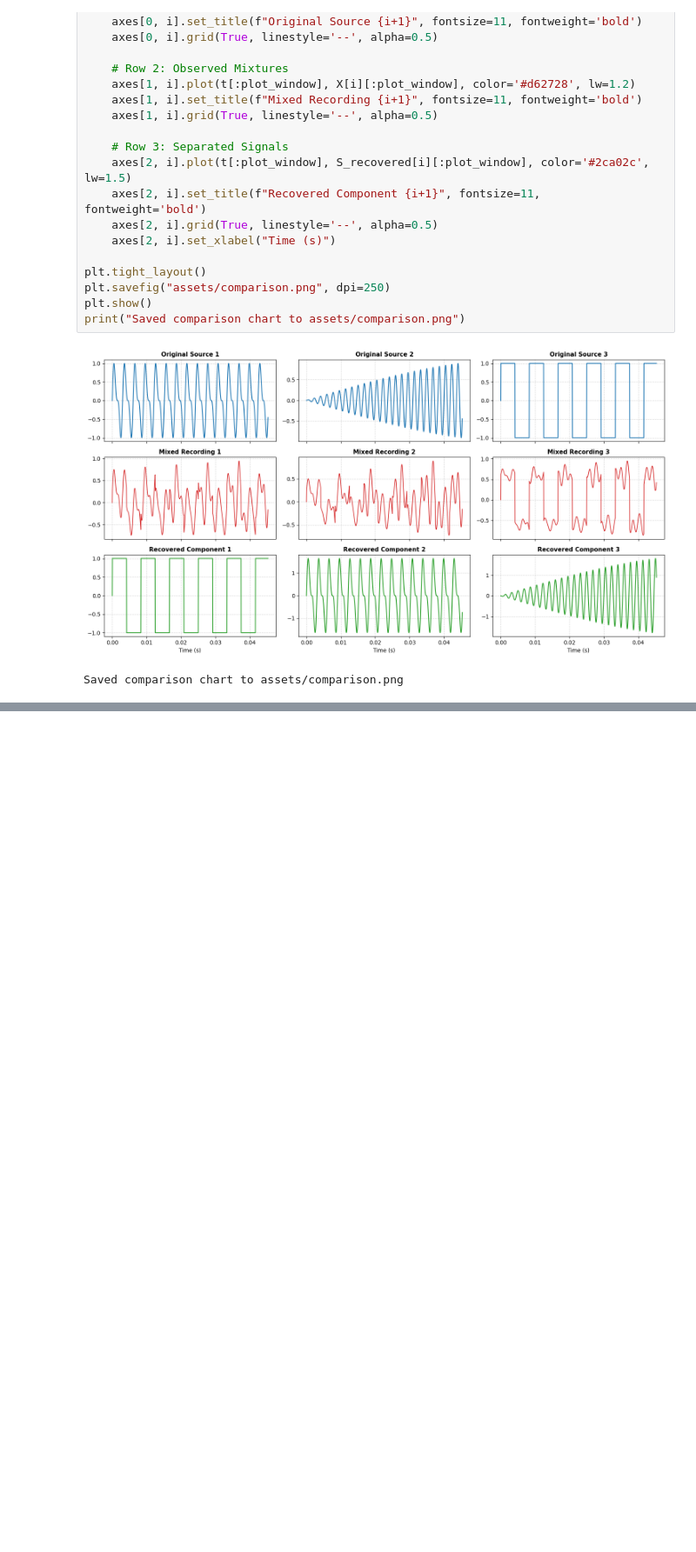
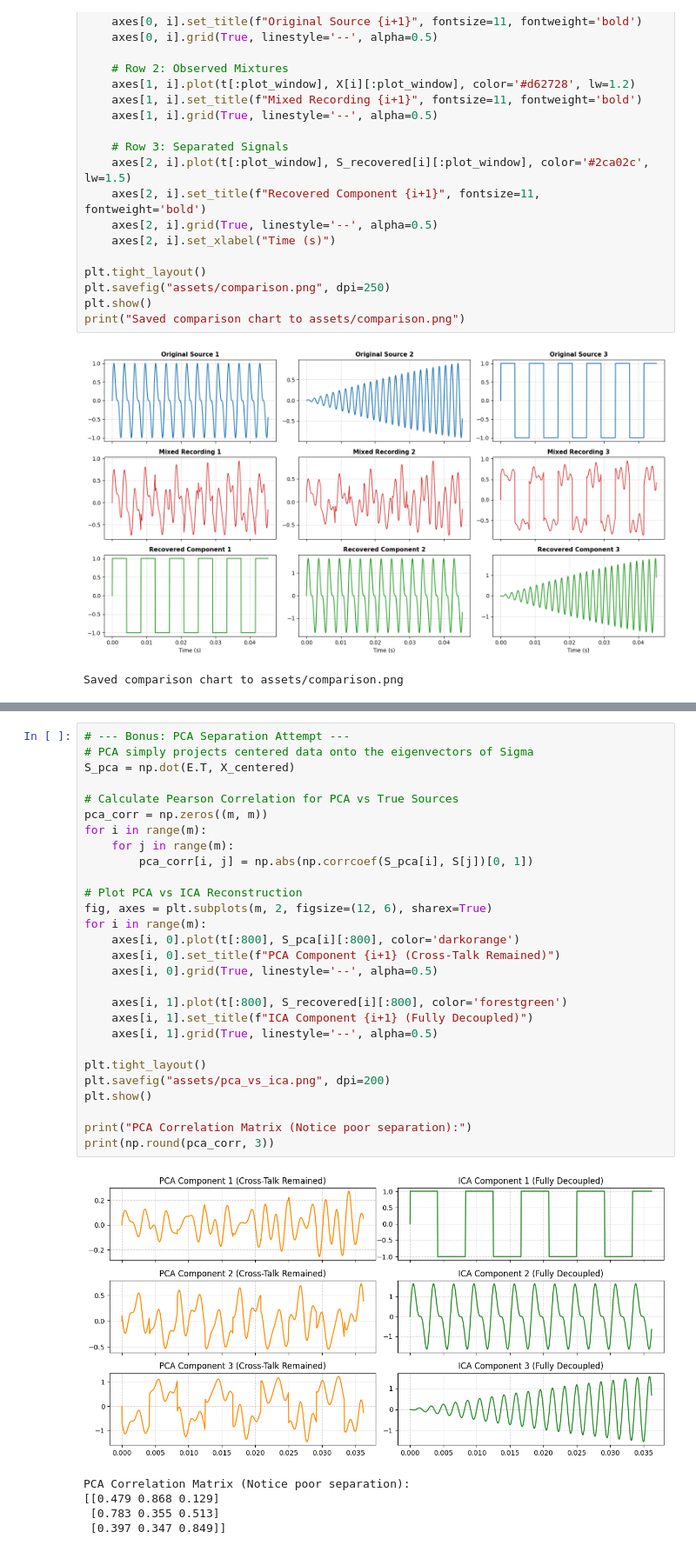
Before and after one commit to saanvijain08ind-sys/unmix, a Jupyter notebook: signal_ica.ipynb, the cells around one changed output, grey strips where cells are left out. Shown at 87% size. Cells and saved outputs as stored; diff of their text form; blank space fills up the shorter version.

Commit message:
Update signal_ica.ipynb with complete ICA pipeline and visualizations

```diff
--- a/signal_ica.ipynb
+++ b/signal_ica.ipynb
@@ -229,0 +269,34 @@ Saved comparison chart to assets/comparison.png
+# %%
+# --- Bonus: PCA Separation Attempt ---
+# PCA simply projects centered data onto the eigenvectors of Sigma
+S_pca = np.dot(E.T, X_centered)
+
+# Calculate Pearson Correlation for PCA vs True Sources
+pca_corr = np.zeros((m, m))
+for i in range(m):
+    for j in range(m):
+        pca_corr[i, j] = np.abs(np.corrcoef(S_pca[i], S[j])[0, 1])
+
+# Plot PCA vs ICA Reconstruction
+fig, axes = plt.subplots(m, 2, figsize=(12, 6), sharex=True)
+for i in range(m):
+    axes[i, 0].plot(t[:800], S_pca[i][:800], color='darkorange')
+    axes[i, 0].set_title(f"PCA Component {i+1} (Cross-Talk Remained)")
+    axes[i, 0].grid(True, linestyle='--', alpha=0.5)
+
+    axes[i, 1].plot(t[:800], S_recovered[i][:800], color='forestgreen')
+    axes[i, 1].set_title(f"ICA Component {i+1} (Fully Decoupled)")
+    axes[i, 1].grid(True, linestyle='--', alpha=0.5)
+
+plt.tight_layout()
+plt.savefig("assets/pca_vs_ica.png", dpi=200)
+plt.show()
+
+print("PCA Correlation Matrix (Notice poor separation):")
+print(np.round(pca_corr, 3))
+# %% [output]
+[figure, added]
+PCA Correlation Matrix (Notice poor separation):
+[[0.479 0.868 0.129]
+ [0.783 0.355 0.513]
+ [0.397 0.347 0.849]]
```
Also changed, not shown: parts of 8 cells of this notebook.
